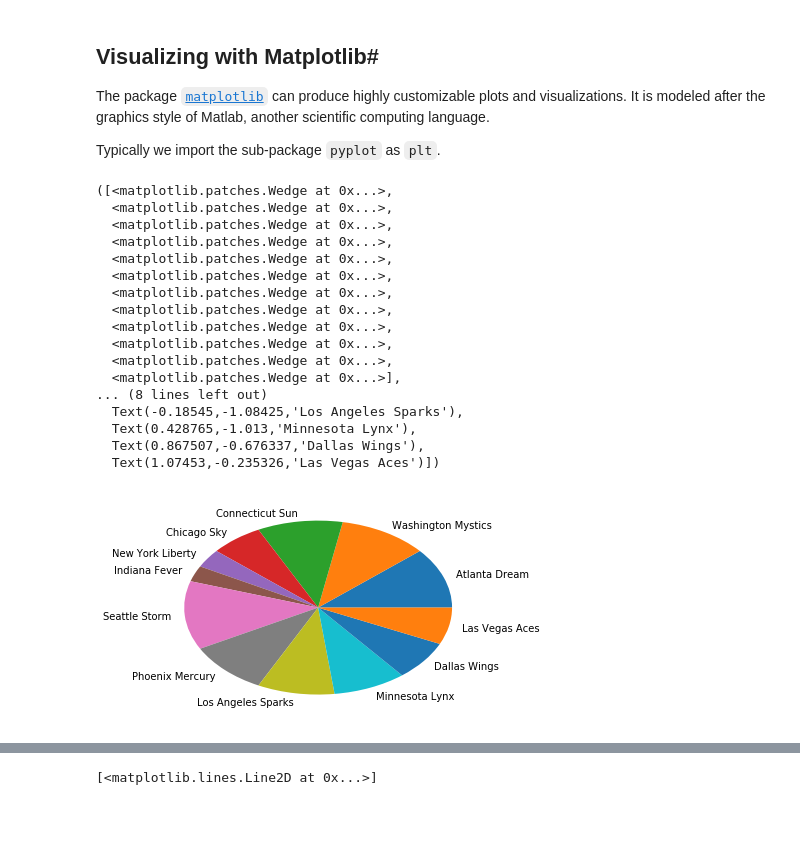
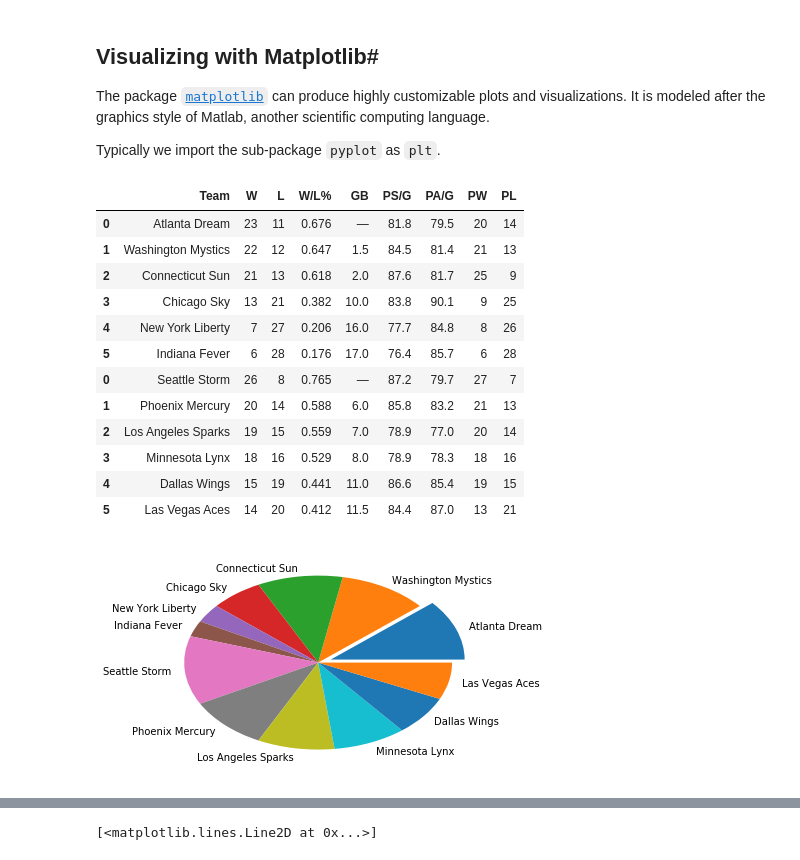
Before and after one commit to gmf05/ITEC696, a Jupyter notebook: unit4/notebook.ipynb, the cells around one changed output, grey strips where cells are left out. Cells and saved outputs as stored; diff of their text form; code cells hidden in the pictures; blank space fills up the shorter version.

```diff
--- a/unit4/notebook.ipynb
+++ b/unit4/notebook.ipynb
@@ -33,3 +33,7 @@ df
 | 3 | NaN | 18 | 16 | 0.529 | 8.0 | 78.9 | 78.3 | 18 | 16 | ... |
 | 4 | NaN | 15 | 19 | 0.441 | 11.0 | 86.6 | 85.4 | 19 | 15 | ... |
 | 5 | NaN | 14 | 20 | 0.412 | 11.5 | 84.4 | 87.0 | 13 | 21 | ... |
+# %%
+d = pd.read_html(url)[0]
+# d.rename()
+d
@@ -288,30 +304,32 @@ Processing season  2001
 The package [`matplotlib`](https://matplotlib.org/contents.html) can produce highly customizable plots and visualizations. It is modeled after the graphics style of Matlab, another scientific computing language.
 
 Typically we import the sub-package `pyplot` as `plt`.
+# %%
+df
+# %% [output]
+|  | Team | W | L | W/L% | GB | PS/G | PA/G | PW | PL |
+| 0 | Atlanta Dream | 23 | 11 | 0.676 | — | 81.8 | 79.5 | 20 | 14 |
+| 1 | Washington Mystics | 22 | 12 | 0.647 | 1.5 | 84.5 | 81.4 | 21 | 13 |
+| 2 | Connecticut Sun | 21 | 13 | 0.618 | 2.0 | 87.6 | 81.7 | 25 | 9 |
+| 3 | Chicago Sky | 13 | 21 | 0.382 | 10.0 | 83.8 | 90.1 | 9 | 25 |
+| 4 | New York Liberty | 7 | 27 | 0.206 | 16.0 | 77.7 | 84.8 | 8 | 26 |
+| 5 | Indiana Fever | 6 | 28 | 0.176 | 17.0 | 76.4 | 85.7 | 6 | 28 |
+| 0 | Seattle Storm | 26 | 8 | 0.765 | — | 87.2 | 79.7 | 27 | 7 |
+| 1 | Phoenix Mercury | 20 | 14 | 0.588 | 6.0 | 85.8 | 83.2 | 21 | 13 |
+| 2 | Los Angeles Sparks | 19 | 15 | 0.559 | 7.0 | 78.9 | 77.0 | 20 | 14 |
+| 3 | Minnesota Lynx | 18 | 16 | 0.529 | 8.0 | 78.9 | 78.3 | 18 | 16 |
+| 4 | Dallas Wings | 15 | 19 | 0.441 | 11.0 | 86.6 | 85.4 | 19 | 15 |
+| 5 | Las Vegas Aces | 14 | 20 | 0.412 | 11.5 | 84.4 | 87.0 | 13 | 21 |
 # %%
 import matplotlib.pyplot as plt
 %matplotlib inline
 
 plt.figure()
-plt.pie(df.W, labels=df.Team)
+explode = (0.1,) + tuple([0 for n in range(len(df.Team)-1)])
+# find team with largest wins
+# make an explode tuple for that team
+_, _ = plt.pie(df.W, labels=df.Team, explode=explode)
 # %% [output]
-([<matplotlib.patches.Wedge at 0x...>,
-  <matplotlib.patches.Wedge at 0x...>,
-  <matplotlib.patches.Wedge at 0x...>,
-  <matplotlib.patches.Wedge at 0x...>,
-  <matplotlib.patches.Wedge at 0x...>,
-  <matplotlib.patches.Wedge at 0x...>,
-  <matplotlib.patches.Wedge at 0x...>,
-  <matplotlib.patches.Wedge at 0x...>,
-  <matplotlib.patches.Wedge at 0x...>,
-  <matplotlib.patches.Wedge at 0x...>,
-  <matplotlib.patches.Wedge at 0x...>,
-  <matplotlib.patches.Wedge at 0x...>],
-... (8 lines left out)
-  Text(-0.18545,-1.08425,'Los Angeles Sparks'),
-  Text(0.428765,-1.013,'Minnesota Lynx'),
-  Text(0.867507,-0.676337,'Dallas Wings'),
-  Text(1.07453,-0.235326,'Las Vegas Aces')])
-[figure, old version]
+[figure, new version]
 # %%
 import matplotlib.pyplot as plt
```
Also changed, not shown: parts of 8 cells of this notebook, 1 other file.
